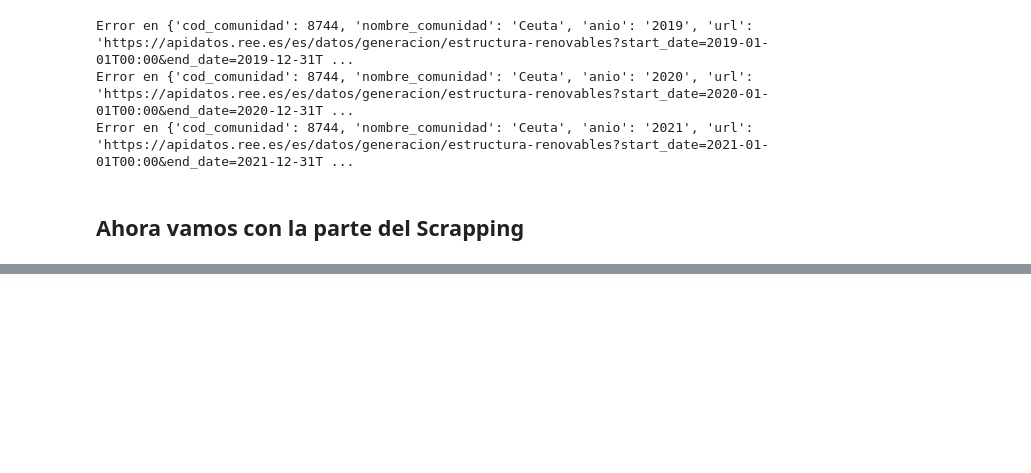
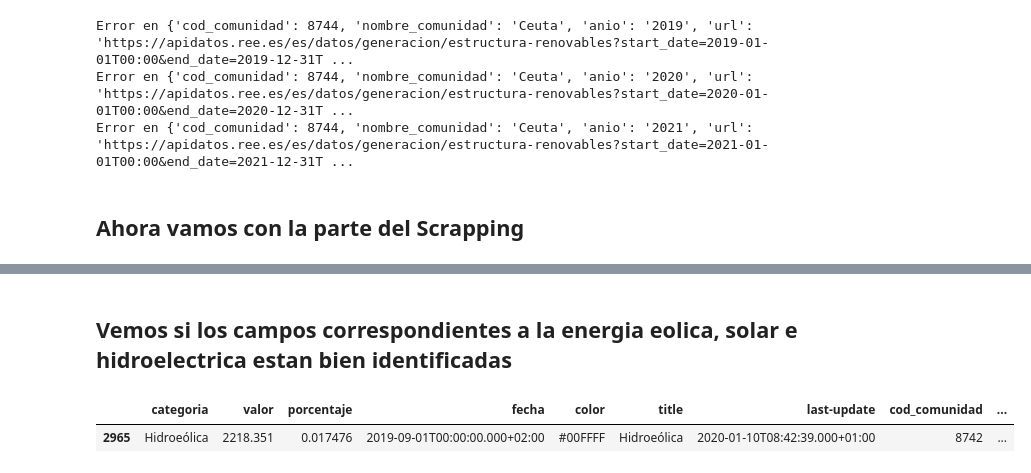
Before and after one commit to joseluisalmendral/lab_etl_extra, a Jupyter notebook: laboratorio-modulo5-leccion01-elt-extraccion.ipynb, the cells around one changed output, grey strips where cells are left out. Drawn from its saved outputs; the diff is of its cells as text; code cells hidden in the pictures; blank space fills up the shorter version.

```diff
--- a/laboratorio-modulo5-leccion01-elt-extraccion.ipynb
+++ b/laboratorio-modulo5-leccion01-elt-extraccion.ipynb
@@ -273,0 +343,7 @@ os.rename(os.path.join(ine_dir, filename), os.path.join(ine_dir, 'datos_pib.csv'
+# %% [markdown]
+## Vemos si los campos correspondientes a la energia eolica, solar e hidroelectrica estan bien identificadas
+# %%
+df_generacion.sample()
+# %% [output]
+|  | categoria | valor | porcentaje | fecha | color | title | last-update | cod_comunidad | ... |
+| 2965 | Hidroeólica | 2218.351 | 0.017476 | 2019-09-01T00:00:00.000+02:00 | #00FFFF | Hidroeólica | 2020-01-10T08:42:39.000+01:00 | 8742 | ... |
```
Also changed, not shown: parts of 18 cells of this notebook.
